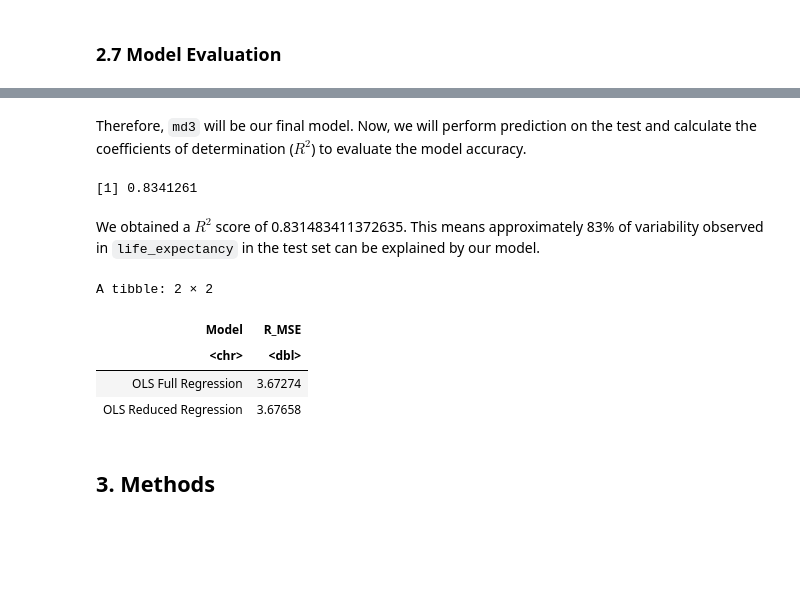
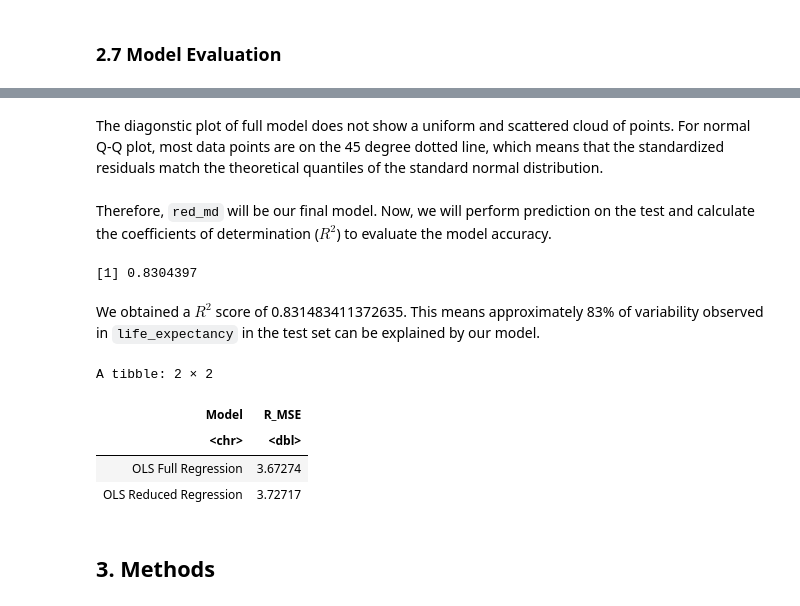
Before and after one commit to fionawang-yf/STAT301-LifeExpectancy, a Jupyter notebook: STAT301-Group1-Report.ipynb, the cells around one changed output, grey strips where cells are left out. Saved outputs shown, nothing was run; the diff lists cells and outputs as text; code cells hidden in the pictures; blank space fills up the shorter version.

Commit message:
edited as TA said and added ridge and lasso setup

```diff
--- a/STAT301-Group1-Report.ipynb
+++ b/STAT301-Group1-Report.ipynb
@@ -447,7 +421,9 @@ According to the above output, the model with 15 variables has the highest adjus
 # %% [markdown]
 Using the 15 variables selected by forward selection, we will train it using `lm()` with the training dataset and call it `red_md`. We will use this model to predict values of the life expectancy in the test set.
 # %%
-red_md <- lm(life_expectancy ~ .-hepatitis_b-measles-gdp-thinness_5_9_years,
+red_md <- lm(life_expectancy ~ year + status + adult_mortality + alcohol +
+             percentage_expenditure + bmi + under_five_deaths + diphtheria +
+             hiv_aids + income_composition_of_resources + schooling,
           data = le_train)
 summary(red_md)
 # %% [output]
@@ -470,0 +475,8 @@ F-statistic: 398.8 on 16 and 1219 DF,  p-value: < 2.2e-16
+# %%
+le_cv_lambda_ridge <- cv.glmnet(
+  x = le_X_train, y = le_Y_train,
+  alpha = 0,
+  lambda = exp(seq(-5, 10, 0.1))
+)
+
+plot(le_cv_lambda_ridge, main = "MSE of Ridge estimated by CV for different lambdas\n\n")
@@ -471,2 +487,12 @@ F-statistic: 398.8 on 16 and 1219 DF,  p-value: < 2.2e-16
+# %%
+le_lambda_min_MSE_ridge <- round(le_cv_lambda_ridge$lambda.min, 4)
+le_lambda_min_MSE_ridge
+
+le_ridge_min <- glmnet(
+  x = le_X_train, y = le_Y_train,
+  alpha = 0,
+  lambda = le_lambda_min_MSE_ridge
+)
+le_ridge_min
 # %% [markdown]
 ### 2.7 Model Evaluation
@@ -473,41 +505,60 @@ F-statistic: 398.8 on 16 and 1219 DF,  p-value: < 2.2e-16
+# %% [markdown]
+The diagonstic plot of full model does not show a uniform and scattered cloud of points. For normal Q-Q plot, most data points are on the 45 degree dotted line, which means that the standardized residuals match the theoretical quantiles of the standard normal distribution.
 # %% [markdown]
-Therefore, `md3` will be our final model. Now, we will perform prediction on the test and calculate the coefficients of determination ($R^2$) to evaluate the model accuracy.
+Therefore, `red_md` will be our final model. Now, we will perform prediction on the test and calculate the coefficients of determination ($R^2$) to evaluate the model accuracy.
 # %%
 le_test["pred"] <- predict(red_md, le_test)
 # %%
 # compute coefficients of determination
 r_squared = cor(le_test["life_expectancy"], le_test["pred"]) ^ 2
 r_squared[1, 1]
+
+le_test_pred_LASSO_min <- predict(le_LASSO_min, newx = le_X_test)
+le_test_pred_ridge_min <- predict(le_ridge_min,newx = le_X_test)
 # %% [output]
-[1] 0.8341261
+[1] 0.8304397
 # %% [markdown]
 We obtained a $R^2$ score of 0.831483411372635. This means approximately 83% of variability observed in `life_expectancy` in the test set can be explained by our model.
 # %%
 models <- tibble(
   Model = "OLS Full Regression",
   R_MSE = rmse(
     le_test$life_expectancy,
-    predict(md0, le_test)
+    predict(full_md, le_test)
   )
 )
 
 models <- rbind(
   models,
   tibble(
     Model = "OLS Reduced Regression",
     R_MSE = rmse(
-    le_test$life_expectancy,
-    predict(red_md, le_test)
+    actuals = le_test$life_expectancy,
+    preds = predict(red_md, le_test)
   )
+    ),
+    tibble(
+    Model = "LASSO Regression with minimum MSE",
+    R_MSE = rmse(
+      preds = le_test_pred_LASSO_min,
+      actuals = le_test$life_expectancy
+    )
+  ),
+    tibble(
+    Model = "Ridge Regression with minimum MSE",
+    R_MSE = rmse(
+      preds = le_test_pred_ridge_min,
+      actuals =le_test$life_expectancy
     )
   )
+  )
 models
 # %% [output]
 A tibble: 2 × 2
 | Model | R_MSE |
 | <chr> | <dbl> |
 | OLS Full Regression | 3.67274 |
-| OLS Reduced Regression | 3.67658 |
+| OLS Reduced Regression | 3.72717 |
 # %% [markdown]
 ## 3. Methods
 # %% [markdown]
```
Also changed, not shown: parts of 27 cells of this notebook.
